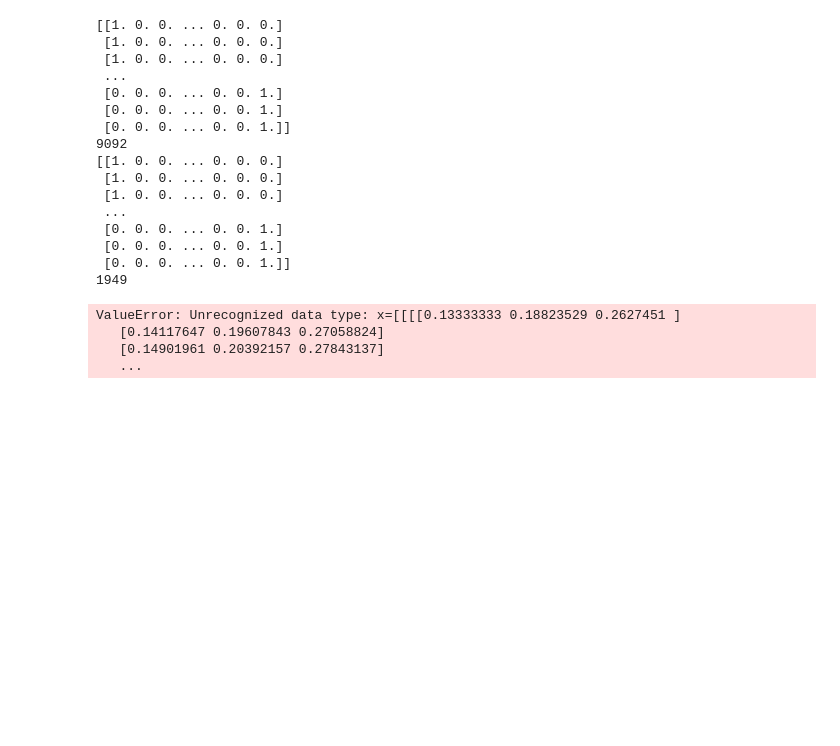
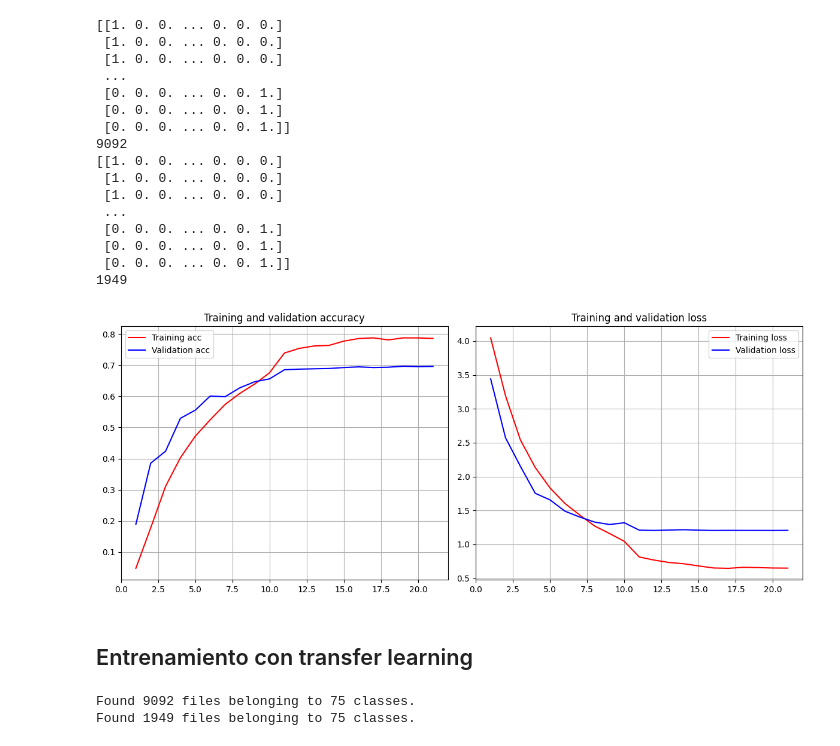
Before and after one commit to SergioManuelJob/NACHI, a Jupyter notebook: Entrenamiento Modelo.ipynb, the cells around one changed output. Cells and saved outputs as stored; diff of their text form; code cells hidden in the pictures; blank space fills up the shorter version.

Commit message:
trainings done, now just need fine tuning! Transfer learning is the best

```diff
--- a/Entrenamiento Modelo.ipynb
+++ b/Entrenamiento Modelo.ipynb
@@ -142,12 +218,19 @@ model = keras.Sequential([
+# %%
+def lr_schedule(epoch):
+    if epoch < 10:
+        return 0.001
+    elif epoch < 15:
+        return 0.0001
+    else:
+        return 0.00001
 # %%
 model.compile(optimizer=Adam(),
-              loss='binary_crossentropy',
+              loss='categorical_crossentropy',
               metrics=['accuracy'])
 
-early_stopping = EarlyStopping(monitor='val_loss', patience=patience_factor, verbose=1)
+early_stopping = EarlyStopping(monitor='val_loss', patience=patience_factor, verbose=1, restore_best_weights=True)
+model_checkpoint = ModelCheckpoint('best_model.keras', monitor='val_loss', save_best_only=True, verbose=1)
+lr_scheduler = LearningRateScheduler(lr_schedule)
-# %%
-X_train = np.array(X_train)
-X_val = np.array(X_val)
 # %%
 y_one_hot_train = []
 for etiqueta in y_train:
@@ -187,13 +272,34 @@ print(len(y_one_hot_val))
  [0. 0. 0. ... 0. 0. 1.]]
 1949
 # %%
-history = model.fit(X_train, y_train,
+history = model.fit(X_train, y_one_hot_train,
                     epochs=epochs,
                     batch_size=32,
-                    validation_data=(X_val, y_val),
-                    callbacks=[early_stopping])
+                    validation_data=(X_val, y_one_hot_val),
+                    callbacks=[early_stopping, model_checkpoint, lr_scheduler])
-# %% [output]
-ValueError: Unrecognized data type: x=[[[[0.13333333 0.18823529 0.2627451 ]
-   [0.14117647 0.19607843 0.27058824]
-   [0.14901961 0.20392157 0.27843137]
-   ...
+# %%
+visualize(history)
+# %% [output]
+[figure, added]
+# %% [markdown]
+## Entrenamiento con transfer learning
+# %%
+img_height,img_width=180,180
+batch_size=32
+
+train_dataset = tf.keras.preprocessing.image_dataset_from_directory(
+  train_directory,
+  seed=111,
+  shuffle=True,
+  image_size=(img_height, img_width),
+  batch_size=batch_size)
+
+val_dataset = tf.keras.preprocessing.image_dataset_from_directory(
+  validation_directory,
+  shuffle=False,
+  seed=111,
+  image_size=(img_height, img_width),
+  batch_size=batch_size)
+# %% [output]
+Found 9092 files belonging to 75 classes.
+Found 1949 files belonging to 75 classes.
```
Also changed, not shown: parts of 16 cells of this notebook, 2 other files.
